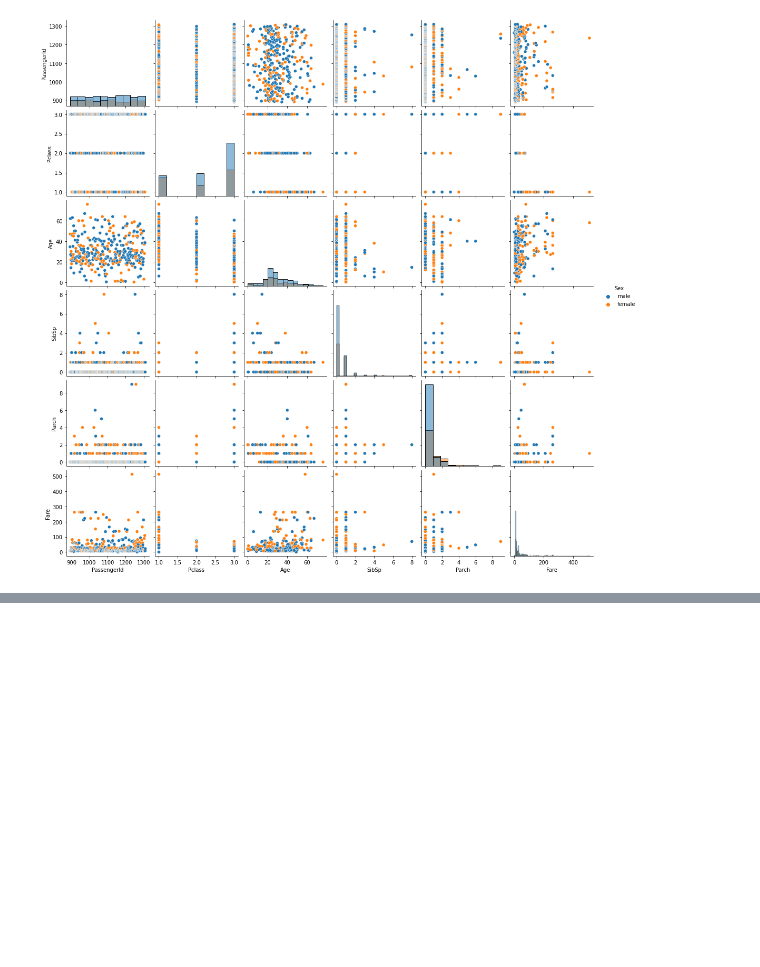
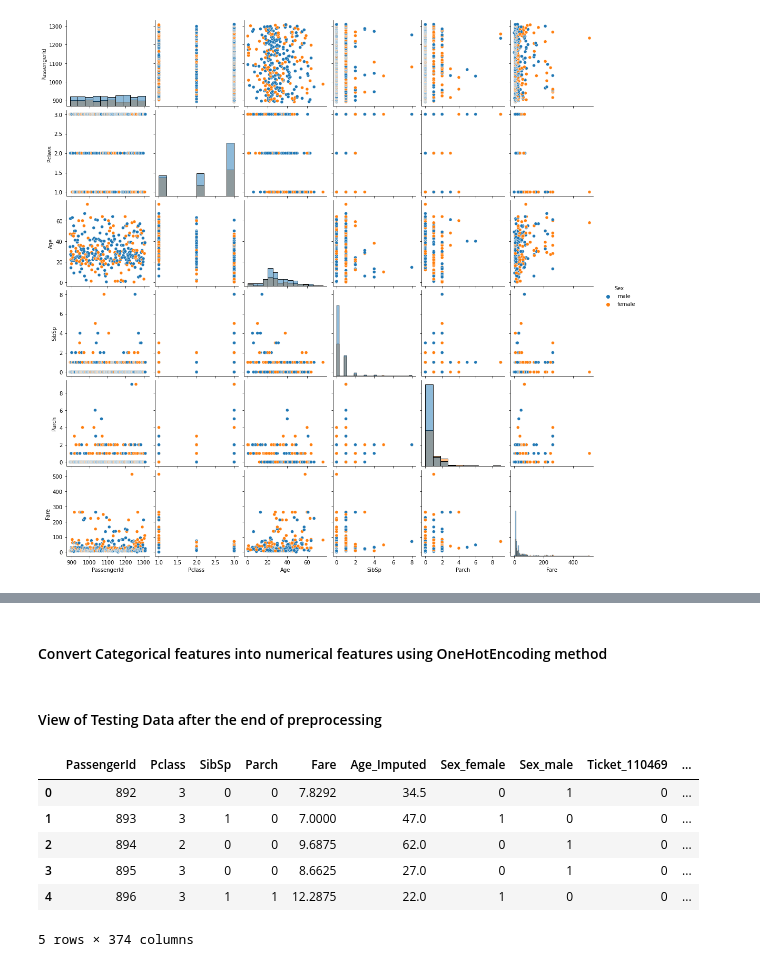
Before and after one commit to mahmodKhaled/Titanic---Machine-Learning-from-Disaster, a Jupyter notebook: Titanic.ipynb, the cells around one changed output, grey strips where cells are left out. Cells and saved outputs as stored; diff of their text form; code cells hidden in the pictures; blank space fills up the shorter version.

```diff
--- a/Titanic.ipynb
+++ b/Titanic.ipynb
@@ -137,0 +260,5 @@ sns.pairplot(test,diag_kind='hist',hue='Sex')
+# %%
+# drop Cabin column
+test = test.drop('Cabin',axis=1)
+# drop Name column
+test = test.drop('Name',axis=1)
@@ -137,0 +267,36 @@ sns.pairplot(test,diag_kind='hist',hue='Sex')
+# %%
+## impute Age column
+Age_Imputed = pd.DataFrame(numerical_imputer.transform(test[['Age']]),index=test[['Age']].index,columns=['Age_Imputed'])
+test = pd.concat([test,Age_Imputed],axis=1)
+## remove Age column and replace it with Age_Imputed
+test = test.drop('Age',axis=1)
+# %%
+## impute Embarked column
+Embarked_Imputed = pd.DataFrame(categorical_imputer.transform(test[['Embarked']]),index=test[['Embarked']].index,columns=['Embarked_Imputed'])
+test = pd.concat([test,Embarked_Imputed],axis=1)
+## remove Embarked column and replace it with Embarked_Imputed
+test = test.drop('Embarked',axis=1)
+# %% [markdown]
+#### Convert Categorical features into numerical features using OneHotEncoding method
+# %%
+# identify catgorical columns
+categorical_mask = (test.dtypes == object)
+categorical_columns = []
+for col , mask in zip(test.columns,categorical_mask):
+    if mask == True:
+        categorical_columns.append(col)
+categorical_columns
+## convert categorical columns into numerical
+test = pd.get_dummies(test)
+# %% [markdown]
+#### View of Testing Data after the end of preprocessing
+# %%
+test.head()
+# %% [output]
+|  | PassengerId | Pclass | SibSp | Parch | Fare | Age_Imputed | Sex_female | Sex_male | Ticket_110469 | ... |
+| 0 | 892 | 3 | 0 | 0 | 7.8292 | 34.5 | 0 | 1 | 0 | ... |
+| 1 | 893 | 3 | 1 | 0 | 7.0000 | 47.0 | 1 | 0 | 0 | ... |
+| 2 | 894 | 2 | 0 | 0 | 9.6875 | 62.0 | 0 | 1 | 0 | ... |
+| 3 | 895 | 3 | 0 | 0 | 8.6625 | 27.0 | 0 | 1 | 0 | ... |
+| 4 | 896 | 3 | 1 | 1 | 12.2875 | 22.0 | 1 | 0 | 0 | ... |
+5 rows × 374 columns
```
Also changed, not shown: parts of 21 cells of this notebook.
